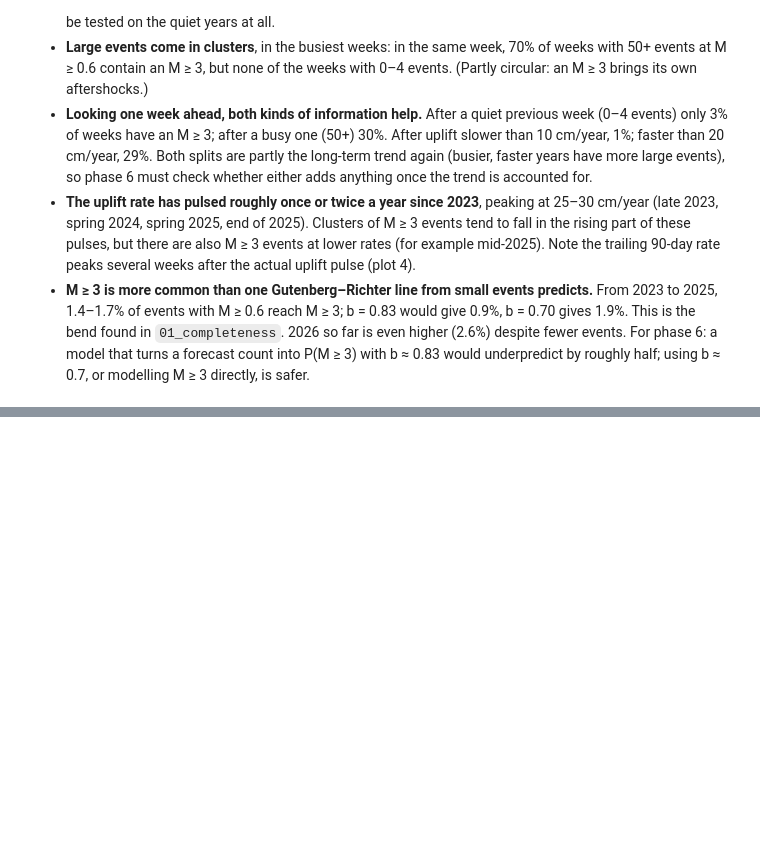
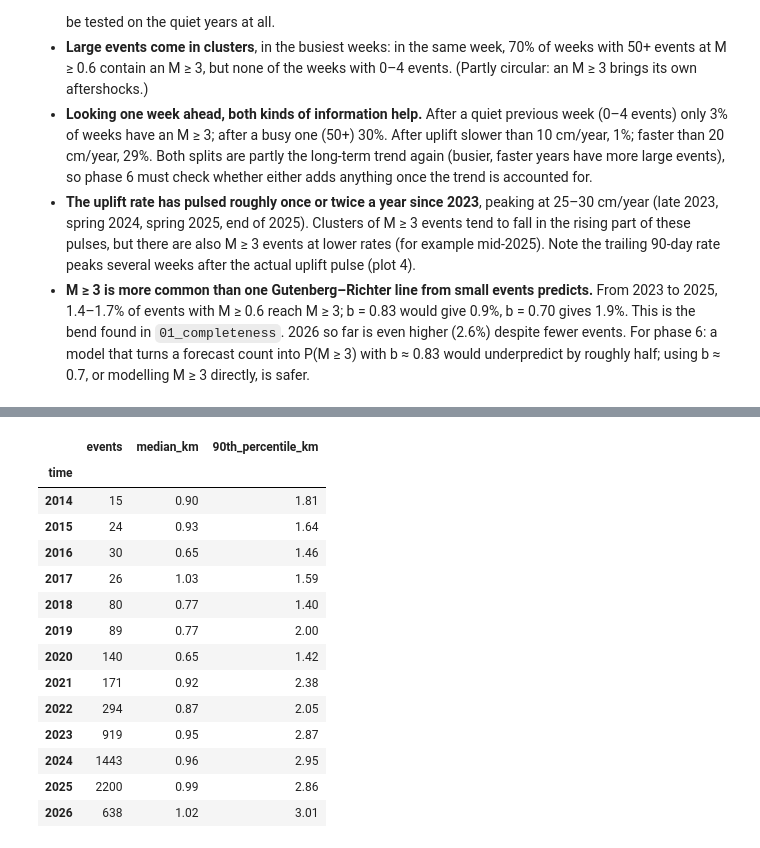
Before and after one commit to PatrickBolton/flegrei-seismicity, a Jupyter notebook: notebooks/02_explore.ipynb, the cells around one changed output, grey strips where cells are left out. Saved outputs shown, nothing was run; the diff lists cells and outputs as text; code cells hidden in the pictures; blank space fills up the shorter version.

```diff
--- a/notebooks/02_explore.ipynb
+++ b/notebooks/02_explore.ipynb
@@ -593,0 +644,23 @@ share
+# %%
+# How far from the median location do events lie, year by year?
+from_centre = distance_km(located_mc["latitude"], located_mc["longitude"],
+                          centre["latitude"], centre["longitude"])
+by_year = from_centre.groupby(located_mc["time"].dt.year)
+pd.DataFrame({"events": by_year.size(), "median_km": by_year.median().round(2),
+              "90th_percentile_km": by_year.quantile(0.9).round(2)}).loc[2014:]
+# %% [output]
+|  | events | median_km | 90th_percentile_km |
+| time |  |  |  |
+| 2014 | 15 | 0.90 | 1.81 |
+| 2015 | 24 | 0.93 | 1.64 |
+| 2016 | 30 | 0.65 | 1.46 |
+| 2017 | 26 | 1.03 | 1.59 |
+| 2018 | 80 | 0.77 | 1.40 |
+| 2019 | 89 | 0.77 | 2.00 |
+| 2020 | 140 | 0.65 | 1.42 |
+| 2021 | 171 | 0.92 | 2.38 |
+| 2022 | 294 | 0.87 | 2.05 |
+| 2023 | 919 | 0.95 | 2.87 |
+| 2024 | 1443 | 0.96 | 2.95 |
+| 2025 | 2200 | 0.99 | 2.86 |
+| 2026 | 638 | 1.02 | 3.01 |
```
Also changed, not shown: parts of 8 cells of this notebook.
